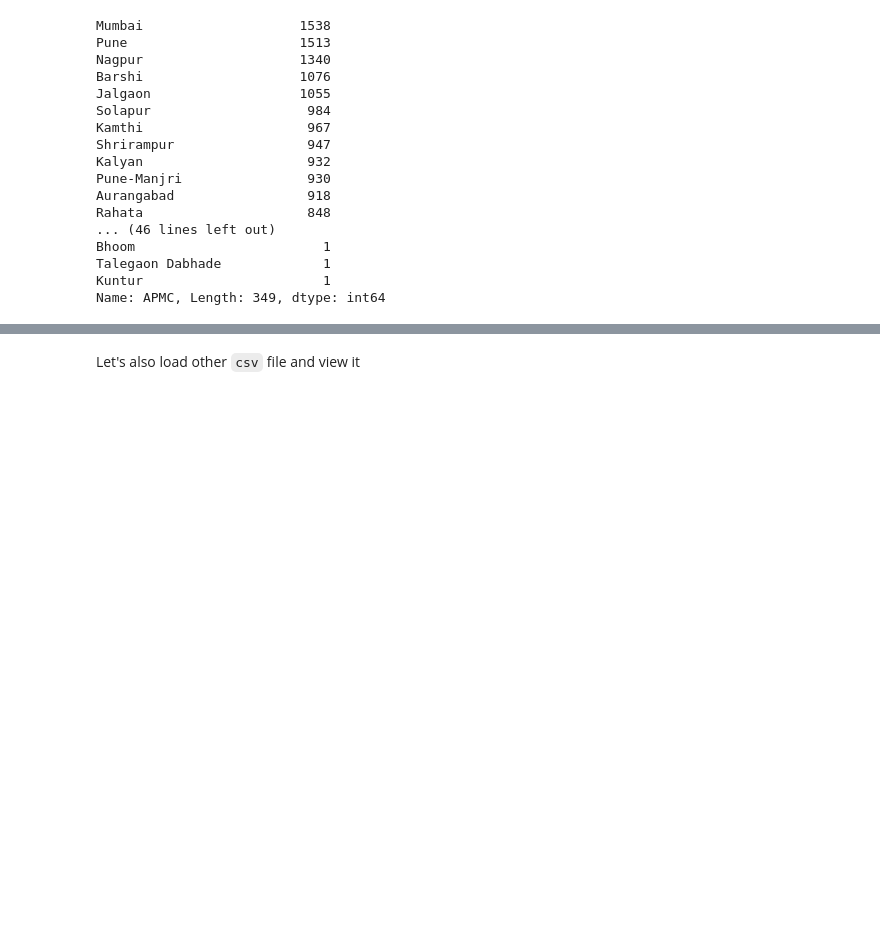
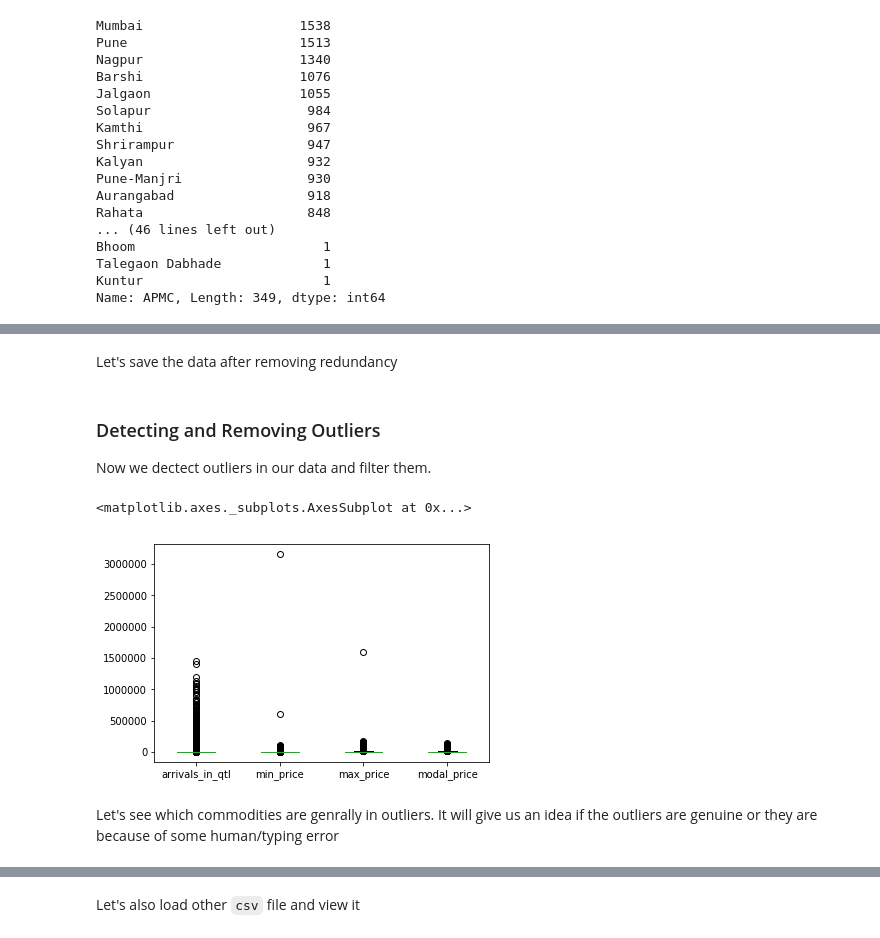
Before and after one commit to shashank2806/Agriculture-Commodities-Prices-Seasons, a Jupyter notebook: agriculture-commodities-prices-seasons.ipynb, the cells around one changed output, grey strips where cells are left out. Drawn from its saved outputs; the diff is of its cells as text; code cells hidden in the pictures; blank space fills up the shorter version.

Commit message:
Filter data and add filtered csv file

```diff
--- a/agriculture-commodities-prices-seasons.ipynb
+++ b/agriculture-commodities-prices-seasons.ipynb
@@ -106,0 +152,3 @@ monthly_cmo_df.
+# %%
+monthly_cmo_df.Commodity = monthly_cmo_df.Commodity.str.replace(' +', '')
+len(monthly_cmo_df.Commodity.unique())
@@ -106,0 +241,3 @@ monthly_cmo_df.
+# %%
+monthly_cmo_df.date = pd.to_datetime(monthly_cmo_df.date, format='%Y-%m')
+monthly_cmo_df.info()
@@ -106,0 +261,4 @@ monthly_cmo_df.
+# %%
+monthly_cmo_df.index = monthly_cmo_df.date
+monthly_cmo_df = monthly_cmo_df.sort_index()
+monthly_cmo_df.head()
@@ -106,0 +273,4 @@ monthly_cmo_df.
+# %%
+monthly_cmo_df_clean = monthly_cmo_df.drop(['Year', 'Month', 'date'], axis=1)
+# %% [markdown]
+Let's save the data after removing redundancy
@@ -106,0 +279,11 @@ monthly_cmo_df.
+# %% [markdown]
+### Detecting and Removing Outliers
+
+Now we dectect outliers in our data and filter them.
+# %%
+monthly_cmo_df_clean.plot(kind='box')
+# %% [output]
+<matplotlib.axes._subplots.AxesSubplot at 0x...>
+[figure, added]
+# %% [markdown]
+Let's see which commodities are genrally in outliers. It will give us an idea if the outliers are genuine or they are because of some human/typing error
```
Also changed, not shown: parts of 34 cells of this notebook, 2 other files.
